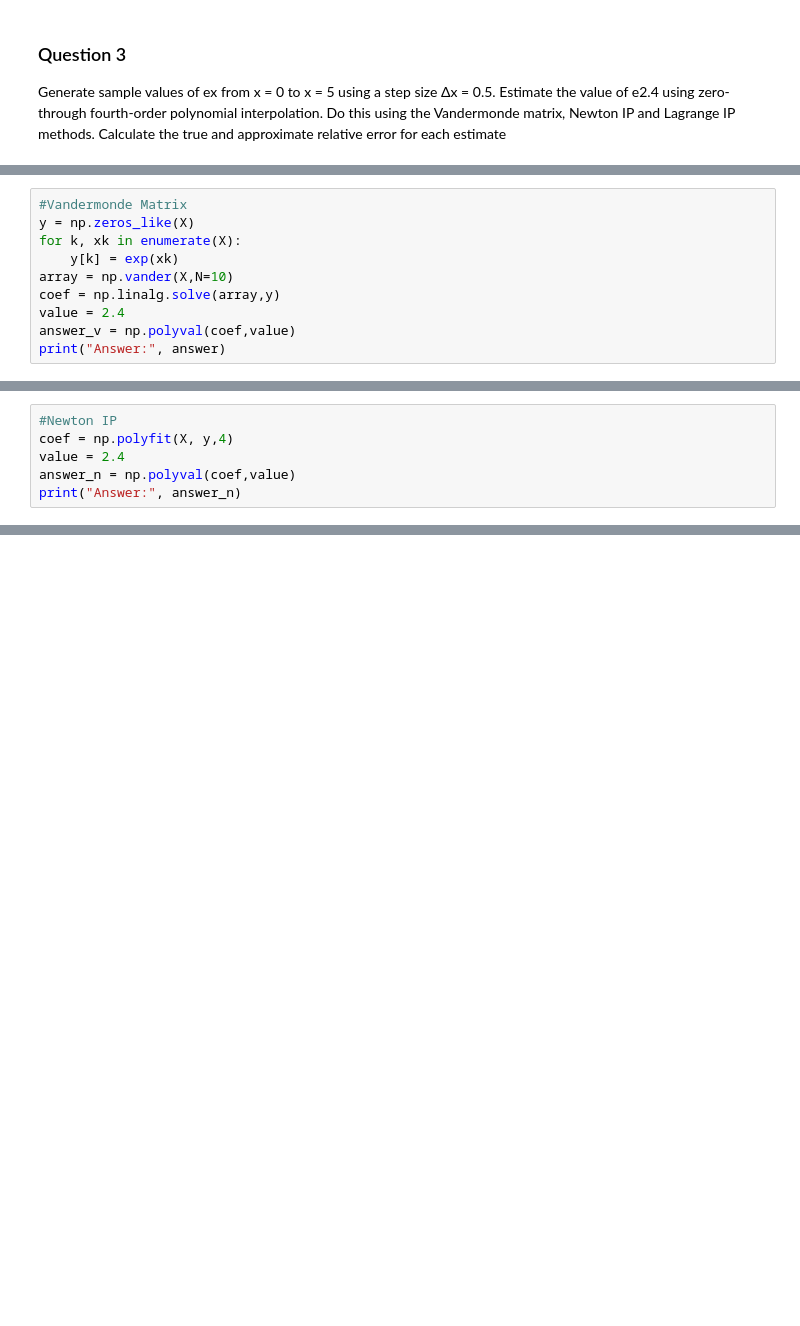
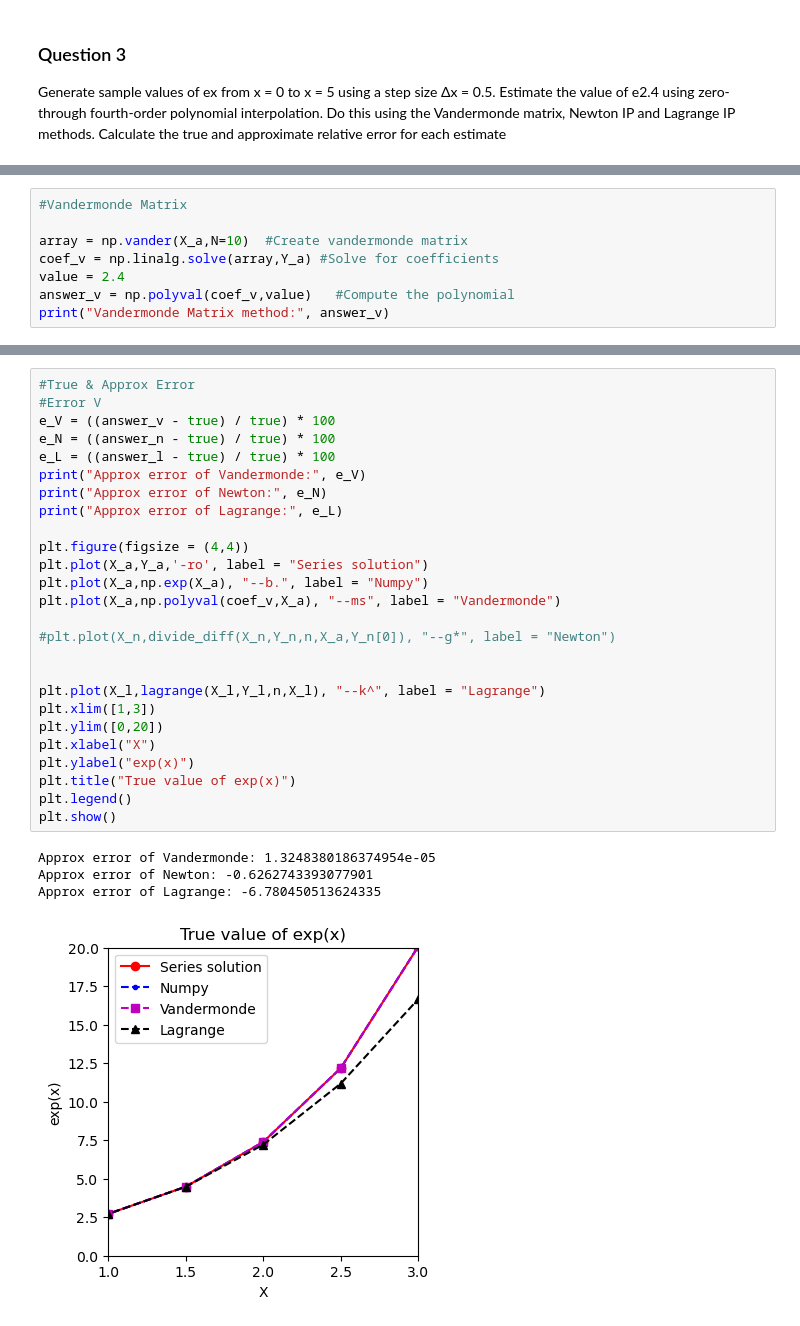
Before and after one commit to Ben-Corner/GOPH619_Labs, a Jupyter notebook: Lab1/619_Lab1.ipynb, the cells around one changed output, grey strips where cells are left out. Cells and saved outputs as stored; diff of their text form; blank space fills up the shorter version.

```diff
--- a/Lab1/619_Lab1.ipynb
+++ b/Lab1/619_Lab1.ipynb
@@ -226,11 +233,9 @@ array(11.02317638)
 # %%
 #Vandermonde Matrix
-y = np.zeros_like(X)
-for k, xk in enumerate(X):
-    y[k] = exp(xk)
-array = np.vander(X,N=10)
-coef = np.linalg.solve(array,y)
+
+array = np.vander(X_a,N=10)  #Create vandermonde matrix
+coef_v = np.linalg.solve(array,Y_a) #Solve for coefficients
 value = 2.4
-answer_v = np.polyval(coef,value)
-print("Answer:", answer)
+answer_v = np.polyval(coef_v,value)   #Compute the polynomial
+print("Vandermonde Matrix method:", answer_v)
 # %% [output]
@@ -238,6 +242,0 @@ Answer: 10.732299801192006
-# %%
-#Newton IP
-coef = np.polyfit(X, y,4)
-value = 2.4
-answer_n = np.polyval(coef,value)
-print("Answer:", answer_n)
@@ -290,0 +367,31 @@ print(e_V, e_N, e_L)
+# %%
+#True & Approx Error
+#Error V
+e_V = ((answer_v - true) / true) * 100
+e_N = ((answer_n - true) / true) * 100
+e_L = ((answer_l - true) / true) * 100
+print("Approx error of Vandermonde:", e_V)
+print("Approx error of Newton:", e_N)
+print("Approx error of Lagrange:", e_L)
+
+plt.figure(figsize = (4,4))
+plt.plot(X_a,Y_a,'-ro', label = "Series solution")
+plt.plot(X_a,np.exp(X_a), "--b.", label = "Numpy")
+plt.plot(X_a,np.polyval(coef_v,X_a), "--ms", label = "Vandermonde")
+
+#plt.plot(X_n,divide_diff(X_n,Y_n,n,X_a,Y_n[0]), "--g*", label = "Newton")
+
+
+plt.plot(X_l,lagrange(X_l,Y_l,n,X_l), "--k^", label = "Lagrange")
+plt.xlim([1,3])
+plt.ylim([0,20])
+plt.xlabel("X")
+plt.ylabel("exp(x)")
+plt.title("True value of exp(x)")
+plt.legend()
+plt.show()
+# %% [output]
+Approx error of Vandermonde: 1.3248380186374954e-05
+Approx error of Newton: -0.6262743393077901
+Approx error of Lagrange: -6.780450513624335
+[figure, added]
```
Also changed, not shown: parts of 10 cells of this notebook.
